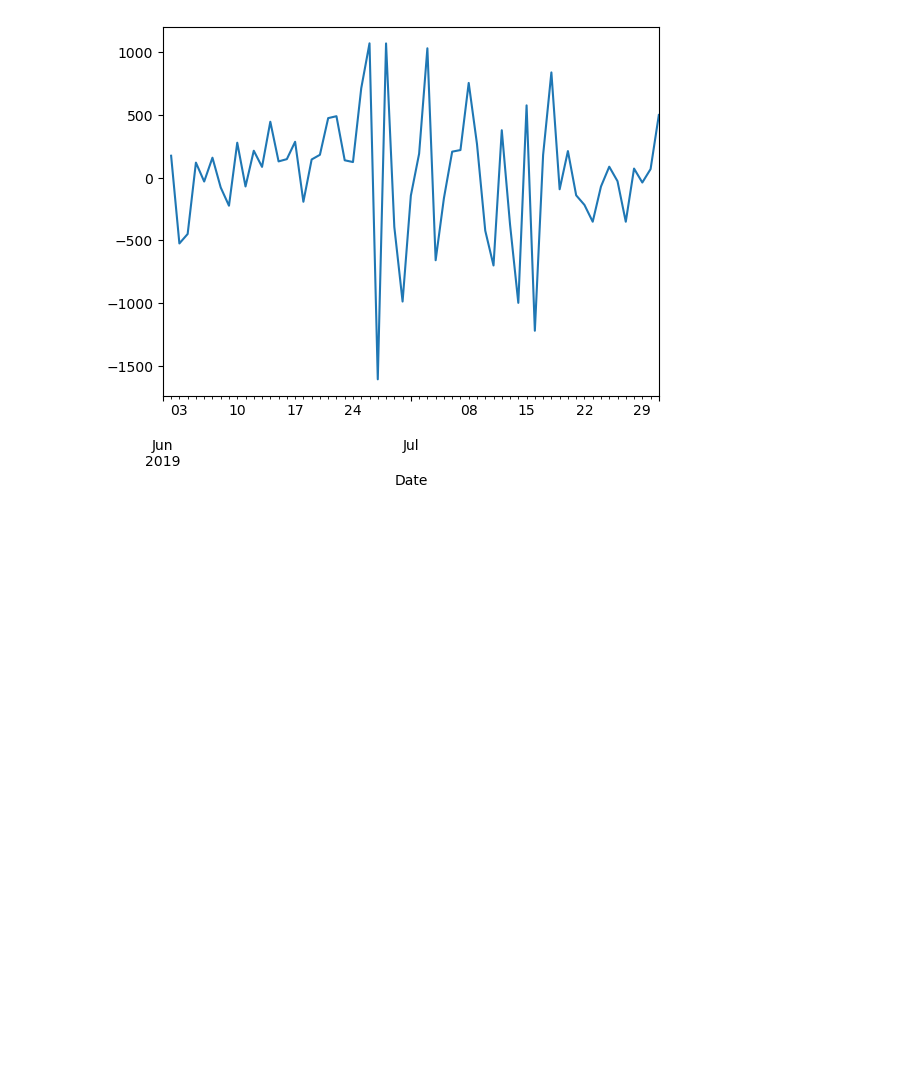
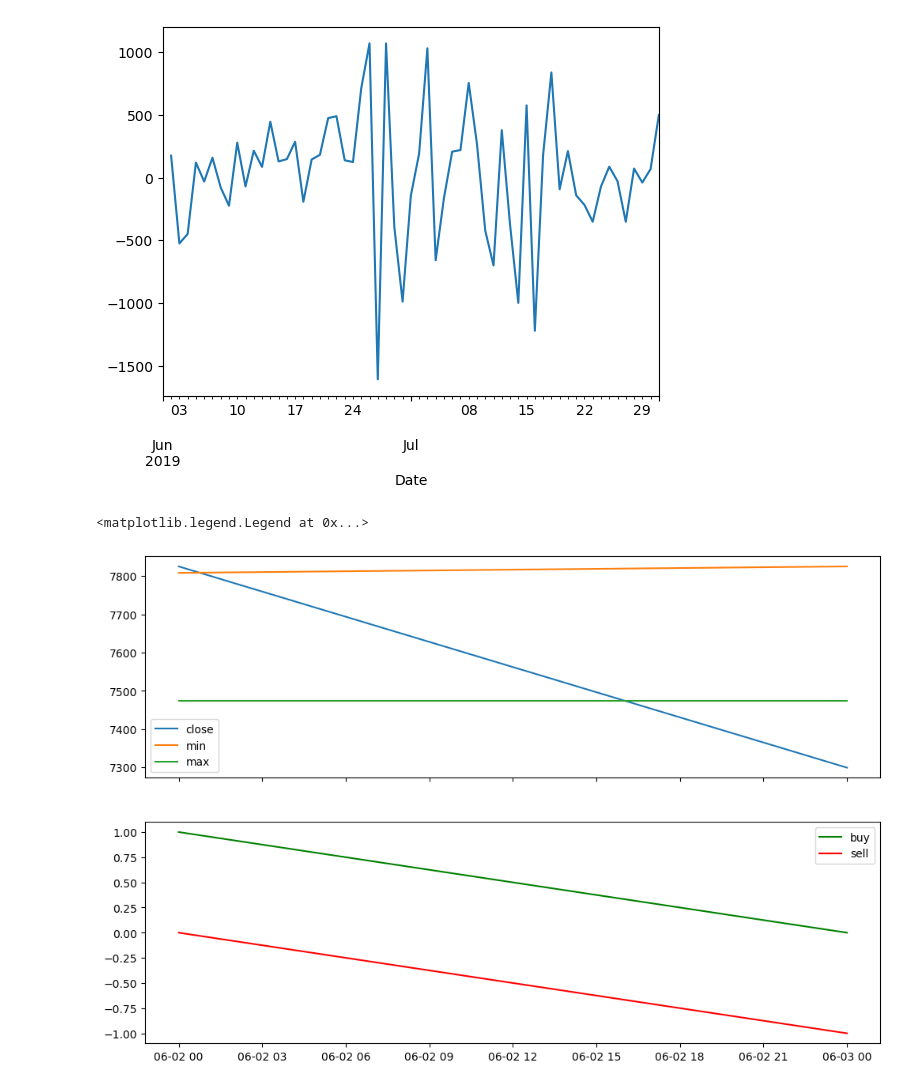
Before and after one commit to fredy-ID/Brief-afpar-2023-Prediction-bitcoin, a Jupyter notebook: test-GSC.ipynb, the cells around one changed output. Drawn from its saved outputs; the diff is of its cells as text; code cells hidden in the pictures; blank space fills up the shorter version.

```diff
--- a/time-series.ipynb
+++ b/test-GSC.ipynb
@@ -355,20 +355,23 @@ data = bitcoin.copy()
 data['Buy'] = np.zeros(len(data))
 data['Sell'] = np.zeros(len(data))
 # %%
-data['RollingMax'] = data['Close'].shift(1).rolling(window=28).max()
-data['RollingMin'] = data['Close'].shift(1).rolling(window=28).min()
+data['RollingMax'] = data['Close'].shift(1).rolling(window=5).max()
+data['RollingMin'] = data['Close'].shift(1).rolling(window=5).min()
 data.loc[data['RollingMax'] < data['Close'], 'Buy'] = 1
 data.loc[data['RollingMin'] > data['Close'], 'Sell'] = -1
 # %%
-start = '2019'
-end = '2019'
+start = '2019-06-02'
+end = '2019-06-03'
 fig, ax = plt.subplots(2, figsize=(12, 8), sharex=True)
 #plt.figure(figsize=(12 8))
 #plt.subplot(211)
 ax[0].plot(data['Close'][start:end])
 ax[0].plot(data['RollingMax'][start:end])
 ax[0].plot(data['RollingMin'][start:end])
 ax[0].legend(['close', 'min', 'max'])
 ax[1].plot(data['Buy'][start:end], c='g')
 ax[1].plot(data['Sell'][start:end], c='r')
 ax[1].legend(['buy', 'sell'])
+# %% [output]
+<matplotlib.legend.Legend at 0x...>
+[figure, added]
```
Also changed, not shown: 4 other files.
